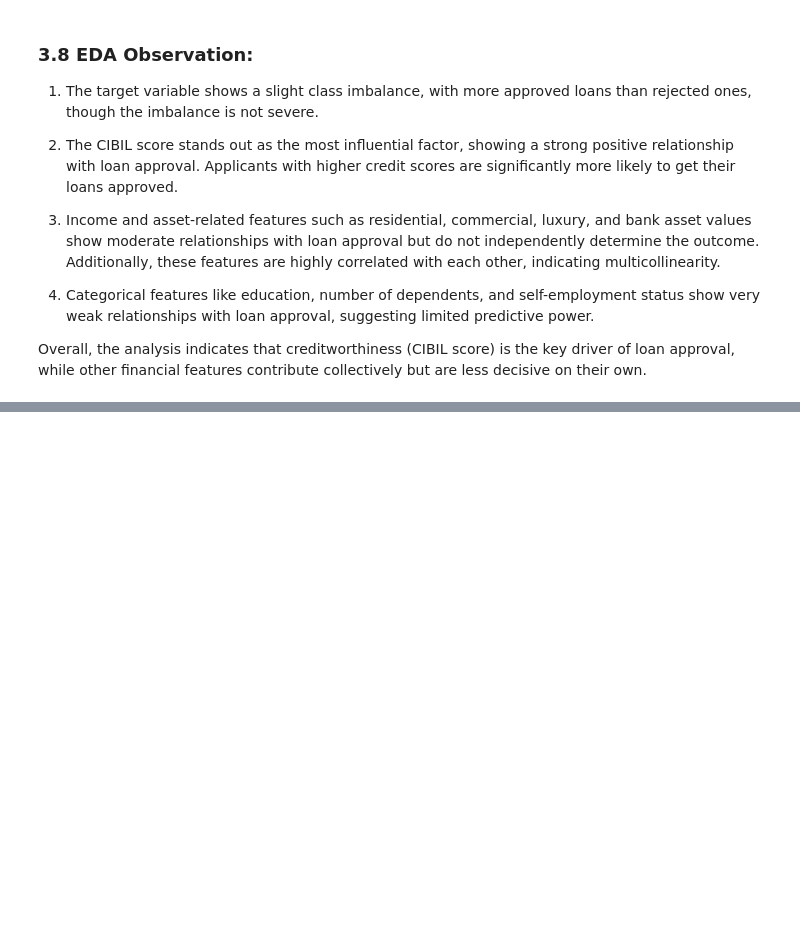
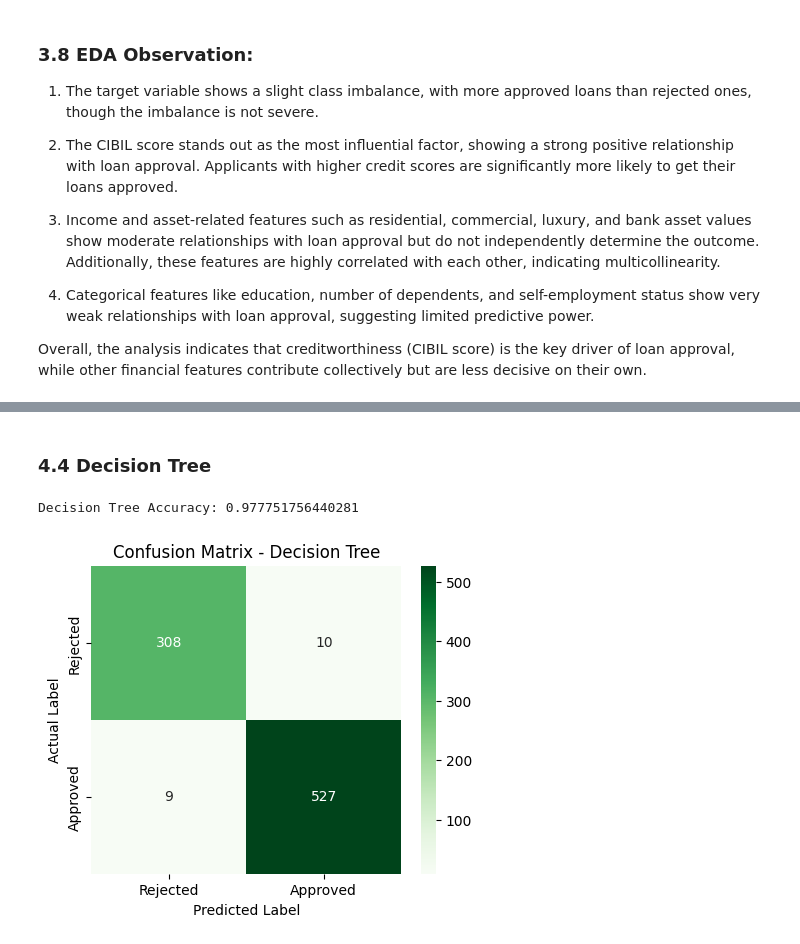
Before and after one commit to vaishnavisingla222/loan_approval_ml, a Jupyter notebook: notebooks/Loan Approval Prediction ML.ipynb, the cells around one changed output, grey strips where cells are left out. Drawn from its saved outputs; the diff is of its cells as text; code cells hidden in the pictures; blank space fills up the shorter version.

```diff
--- a/notebooks/Loan Approval Prediction ML.ipynb
+++ b/notebooks/Loan Approval Prediction ML.ipynb
@@ -262,0 +326,2 @@ Overall, the analysis indicates that creditworthiness (CIBIL score) is the key d
+# %% [markdown]
+### 4.4 Decision Tree
@@ -262,0 +330,23 @@ Overall, the analysis indicates that creditworthiness (CIBIL score) is the key d
+# %%
+dt = DecisionTreeClassifier(random_state=42)
+dt.fit(X_train, y_train)
+
+y_pred_dt = dt.predict(X_test)
+# %%
+print("Decision Tree Accuracy:", accuracy_score(y_test, y_pred_dt))
+# %% [output]
+Decision Tree Accuracy: 0.977751756440281
+# %%
+cm_dt = confusion_matrix(y_test, y_pred_dt)
+plt.figure(figsize=(5,4))
+sns.heatmap(cm_dt, annot=True, fmt='d', cmap='Greens',
+            xticklabels=["Rejected", "Approved"],
+            yticklabels=["Rejected", "Approved"])
+
+plt.title("Confusion Matrix - Decision Tree")
+plt.xlabel("Predicted Label")
+plt.ylabel("Actual Label")
+
+plt.show()
+# %% [output]
+[figure, added]
```
Also changed, not shown: parts of 39 cells of this notebook, 3 other files.
